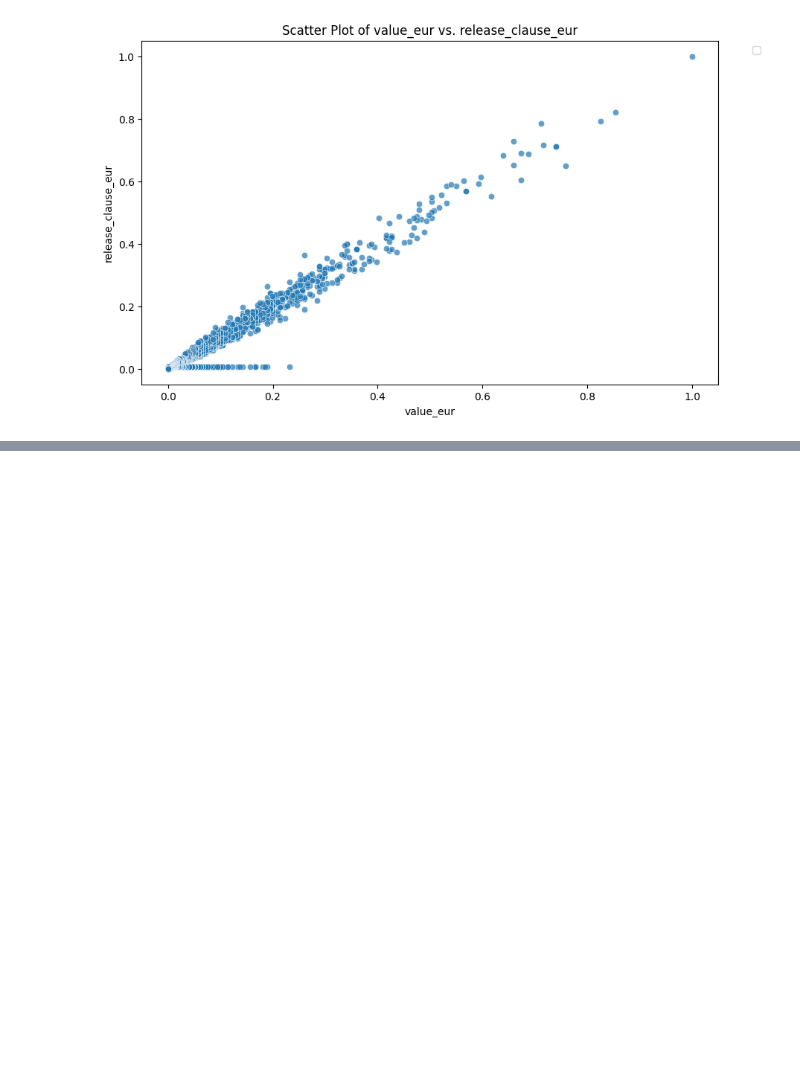
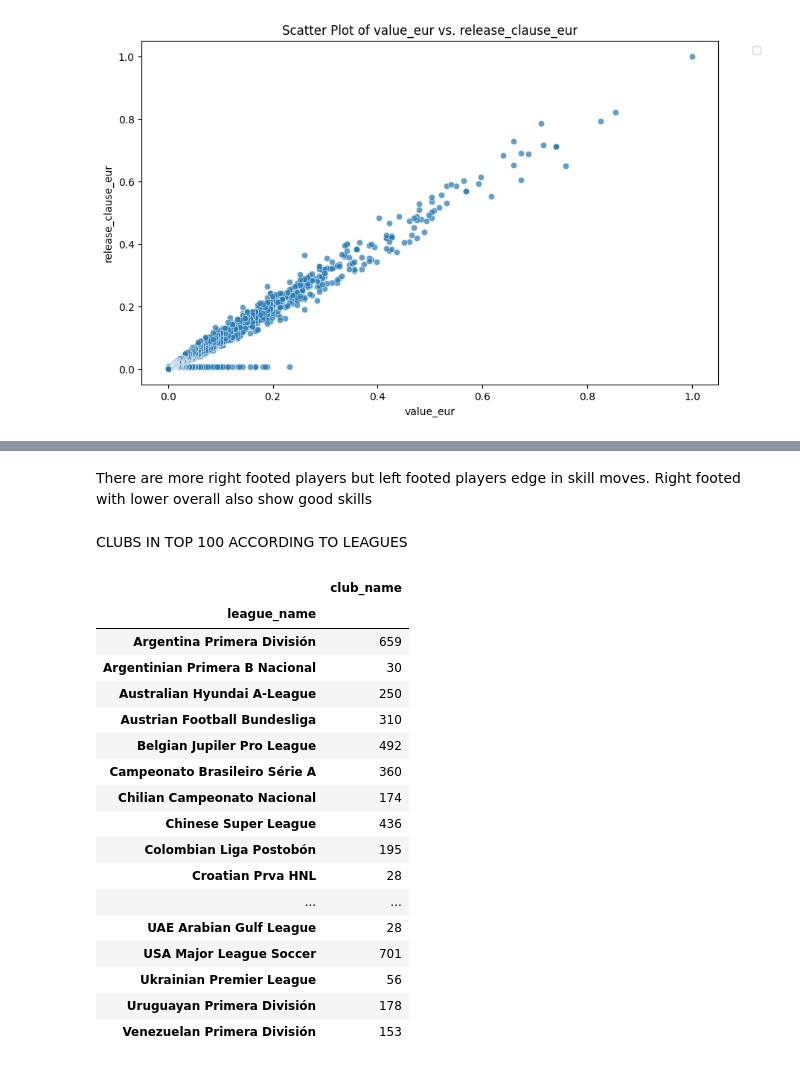
Before and after one commit to Krishil-Parikh/Bazinga_CodeClash, a Jupyter notebook: compute-task-2.ipynb, the cells around one changed output, grey strips where cells are left out. Drawn from its saved outputs; the diff is of its cells as text; code cells hidden in the pictures; blank space fills up the shorter version.

```diff
--- a/compute-task-2.ipynb
+++ b/compute-task-2.ipynb
@@ -306,0 +311,27 @@ plt.show()
+# %% [markdown]
+There are more right footed players but left footed players edge in skill moves.
+Right footed with lower overall also show good skills
+# %% [markdown]
+CLUBS IN TOP 100 ACCORDING TO LEAGUES
+# %%
+clubs_df = fifa_df.groupby('league_name').count()[['club_name']]
+clubs_df
+# %% [output]
+|  | club_name |
+| league_name |  |
+| Argentina Primera División | 659 |
+| Argentinian Primera B Nacional | 30 |
+| Australian Hyundai A-League | 250 |
+| Austrian Football Bundesliga | 310 |
+| Belgian Jupiler Pro League | 492 |
+| Campeonato Brasileiro Série A | 360 |
+| Chilian Campeonato Nacional | 174 |
+| Chinese Super League | 436 |
+| Colombian Liga Postobón | 195 |
+| Croatian Prva HNL | 28 |
+| ... | ... |
+| UAE Arabian Gulf League | 28 |
+| USA Major League Soccer | 701 |
+| Ukrainian Premier League | 56 |
+| Uruguayan Primera División | 178 |
+| Venezuelan Primera División | 153 |
```
Also changed, not shown: parts of 6 cells of this notebook.
